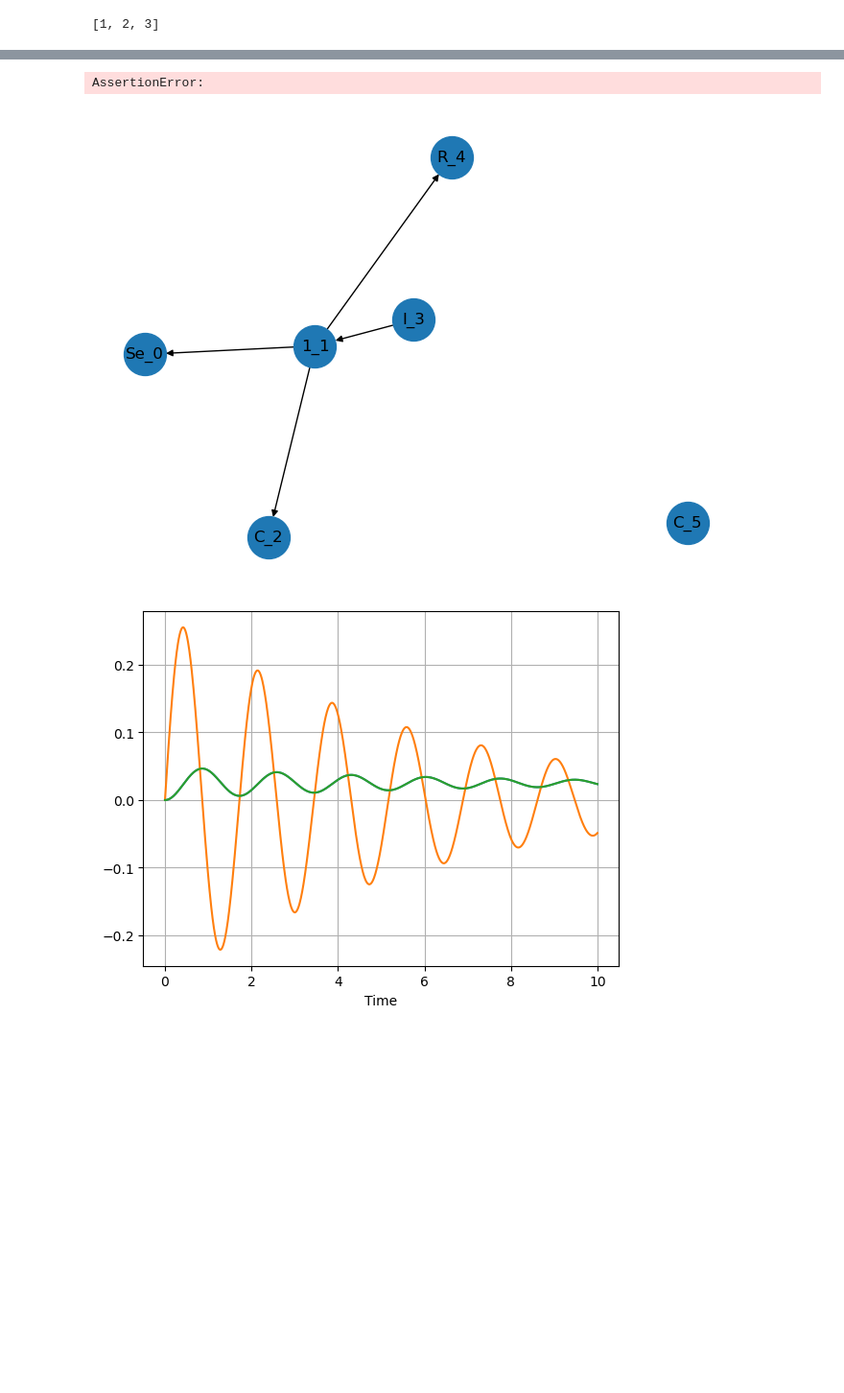
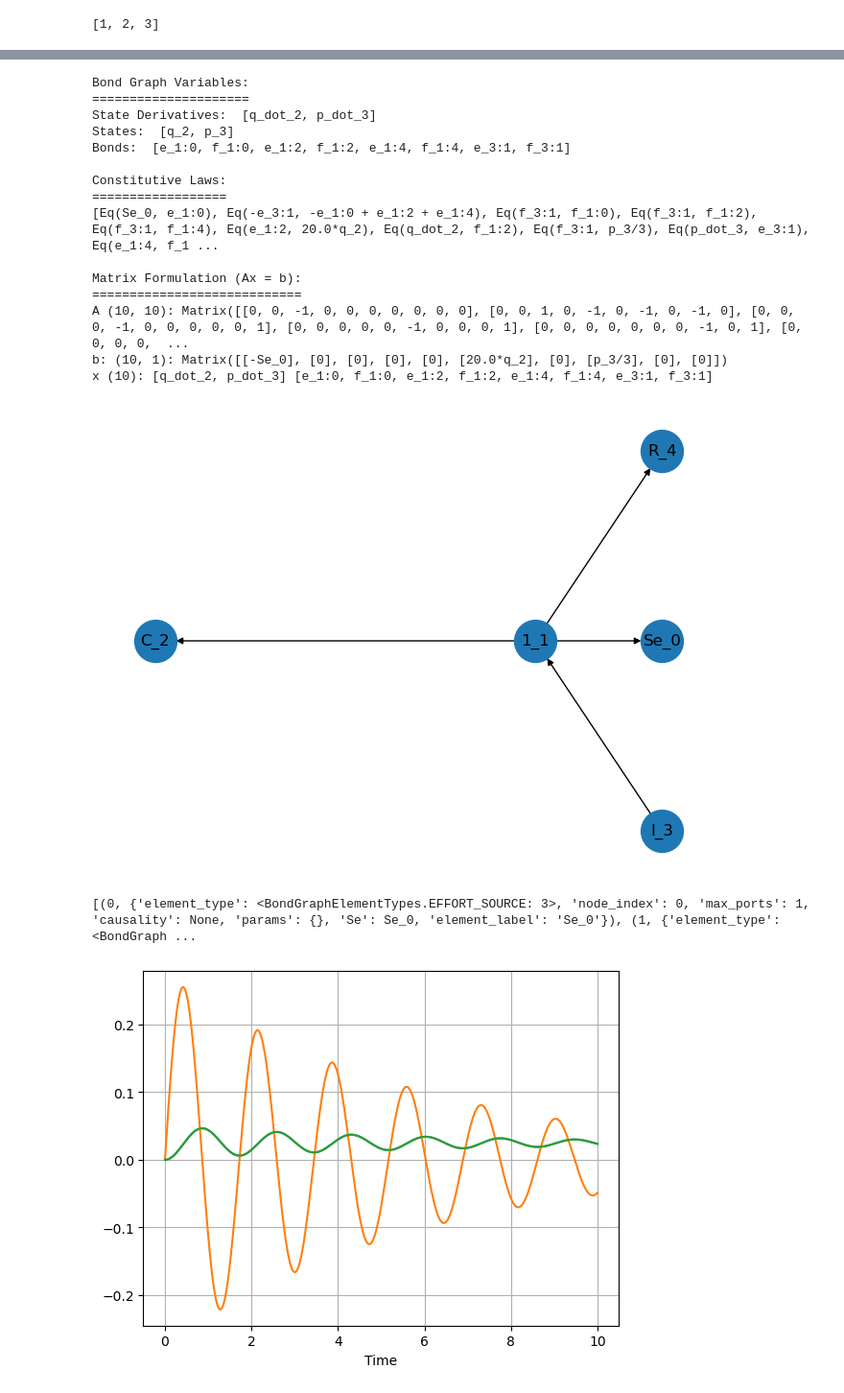
Before and after one commit to Astronauty/AiPEX-Projects, a Jupyter notebook: bond-graph-RL/bond_graph_test.ipynb, the cells around one changed output, grey strips where cells are left out. Shown at 96% size. Drawn from its saved outputs; the diff is of its cells as text; code cells hidden in the pictures; blank space fills up the shorter version.

```diff
--- a/bond-graph-RL/bond_graph_test.ipynb
+++ b/bond-graph-RL/bond_graph_test.ipynb
@@ -169,32 +152,46 @@ None
 # %%
 # Initialize bond graph
 G = BondGraph(max_nodes=20, num_states=4)
 G.add_element(EffortSource(np.array([1, 2, 3])))
 G.add_element(OneJunction())
 G.add_bond(1, 0, -1)
 G.add_element(Capacitance(capacitance=0.05))
 G.add_bond(1, 2, 1)
 G.add_element(Inertance(inertance=3))
 G.add_bond(3, 1, -1)
 G.add_element(Resistance(resistance=1))
 G.add_bond(1, 4, 1)
 
-G.add_element(Capacitance(capacitance=0.05))
-# G.add_bond(1, 5, 1)
-
-
 # Draw the bond graph with labels
 labels = nx.get_node_attributes(G.flow_causal_graph, 'element_label')
-nx.draw(G.flow_causal_graph, labels=labels, with_labels=True, node_size=1000)
+nx.draw_spectral(G.flow_causal_graph, labels=labels, with_labels=True, node_size=1000)
 
 # G.get_energy_storage_elements()
 # A, b = G.update_state_space_matrix()
 # print()
 # print(b)
 G.update_state_space_matrix(verbose=True)
 # %% [output]
-AssertionError:
+Bond Graph Variables:
+=====================
+State Derivatives:  [q_dot_2, p_dot_3]
+States:  [q_2, p_3]
+Bonds:  [e_1:0, f_1:0, e_1:2, f_1:2, e_1:4, f_1:4, e_3:1, f_3:1]
+
+Constitutive Laws:
+==================
+[Eq(Se_0, e_1:0), Eq(-e_3:1, -e_1:0 + e_1:2 + e_1:4), Eq(f_3:1, f_1:0), Eq(f_3:1, f_1:2), Eq(f_3:1, f_1:4), Eq(e_1:2, 20.0*q_2), Eq(q_dot_2, f_1:2), Eq(f_3:1, p_3/3), Eq(p_dot_3, e_3:1), Eq(e_1:4, f_1 ...
+
+Matrix Formulation (Ax = b):
+============================
+A (10, 10): Matrix([[0, 0, -1, 0, 0, 0, 0, 0, 0, 0], [0, 0, 1, 0, -1, 0, -1, 0, -1, 0], [0, 0, 0, -1, 0, 0, 0, 0, 0, 1], [0, 0, 0, 0, 0, -1, 0, 0, 0, 1], [0, 0, 0, 0, 0, 0, 0, -1, 0, 1], [0, 0, 0, 0,  ...
+b: (10, 1): Matrix([[-Se_0], [0], [0], [0], [0], [20.0*q_2], [0], [p_3/3], [0], [0]])
+x (10): [q_dot_2, p_dot_3] [e_1:0, f_1:0, e_1:2, f_1:2, e_1:4, f_1:4, e_3:1, f_3:1]
-[figure, old version]
+[figure, new version]
+# %%
+print(G.flow_causal_graph.nodes(data=True))
+# %% [output]
+[(0, {'element_type': <BondGraphElementTypes.EFFORT_SOURCE: 3>, 'node_index': 0, 'max_ports': 1, 'causality': None, 'params': {}, 'Se': Se_0, 'element_label': 'Se_0'}), (1, {'element_type': <BondGraph ...
 # %%
 t_span = [0, 10]
 t = np.linspace(t_span[0], t_span[1], 1000)
```
Also changed, not shown: parts of 6 cells of this notebook, 18 other files.
